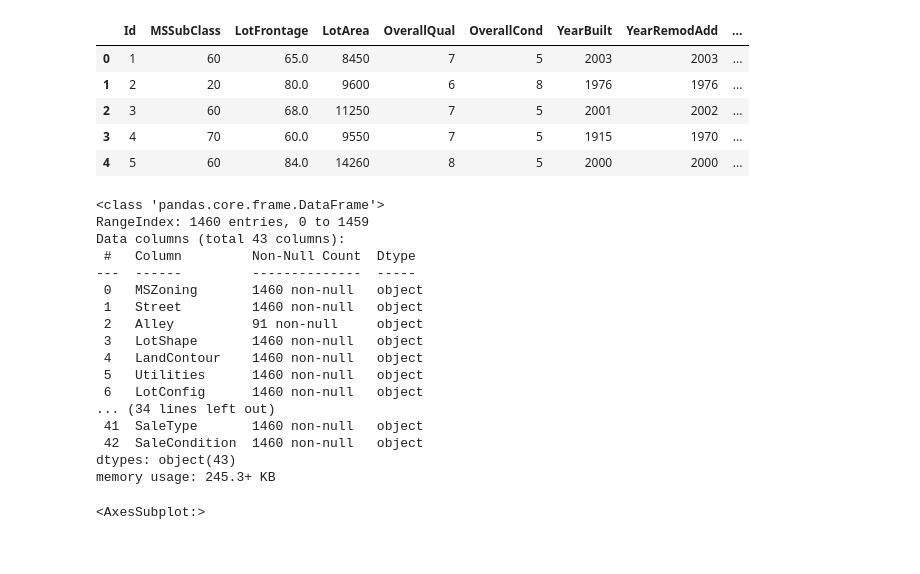
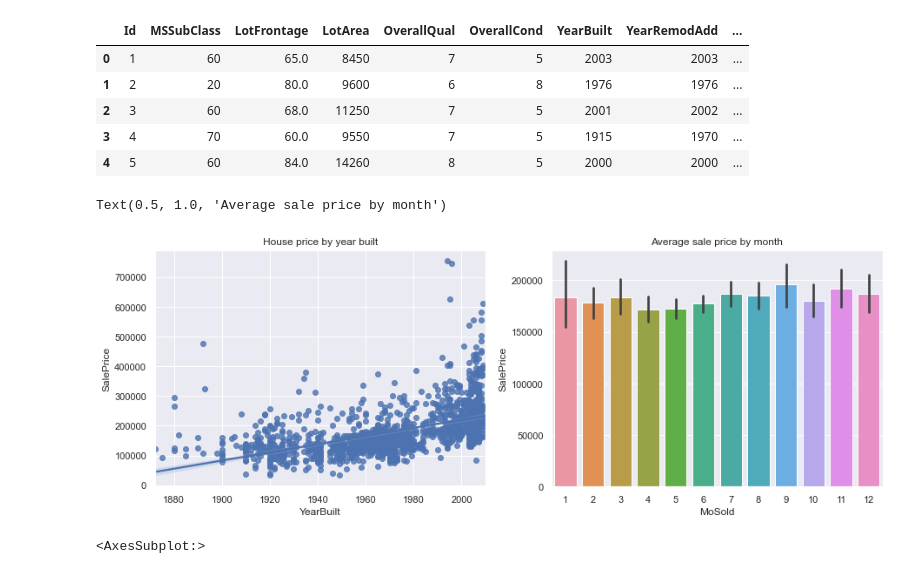
Before and after one commit to Codeman27Org/house_prices, a Jupyter notebook: house_prices.ipynb, the cells around one changed output. Drawn from its saved outputs; the diff is of its cells as text; code cells hidden in the pictures.

Commit message:
starting visualizations

```diff
--- a/house_prices.ipynb
+++ b/house_prices.ipynb
@@ -14,6 +14,8 @@ import pandas as pd
 import matplotlib.pyplot as plt
 import seaborn as sns
 import numpy as np
+
+sns.set()
 # %%
 # I want to see all the columns
 pd.set_option('display.max_columns', None)
@@ -146,24 +148,15 @@ houses_cleaned_numeric.head()
 | 3 | 4 | 70 | 60.0 | 9550 | 7 | 5 | 1915 | 1970 | ... |
 | 4 | 5 | 60 | 84.0 | 14260 | 8 | 5 | 2000 | 2000 | ... |
 # %%
+fig, axs = plt.subplots(1,2, figsize = (15, 5))
+
+sns.regplot(data=houses_cleaned, x='YearBuilt', y='SalePrice', ax=axs[0])
+axs[0].set_title('House price by year built')
+sns.barplot(data=houses_cleaned, x='MoSold', y='SalePrice', ax=axs[1])
+axs[1].set_title('Average sale price by month')
 # %% [output]
-<class 'pandas.core.frame.DataFrame'>
-RangeIndex: 1460 entries, 0 to 1459
-Data columns (total 43 columns):
- #   Column         Non-Null Count  Dtype
----  ------         --------------  -----
- 0   MSZoning       1460 non-null   object
- 1   Street         1460 non-null   object
- 2   Alley          91 non-null     object
- 3   LotShape       1460 non-null   object
- 4   LandContour    1460 non-null   object
- 5   Utilities      1460 non-null   object
- 6   LotConfig      1460 non-null   object
-... (34 lines left out)
- 41  SaleType       1460 non-null   object
- 42  SaleCondition  1460 non-null   object
-dtypes: object(43)
-memory usage: 245.3+ KB
+Text(0.5, 1.0, 'Average sale price by month')
+[figure, added]
 # %%
 corr = houses_cleaned_numeric.corr()
 mask = np.triu(np.ones_like(corr, dtype=bool))
```
Also changed, not shown: parts of 1 cell of this notebook.
